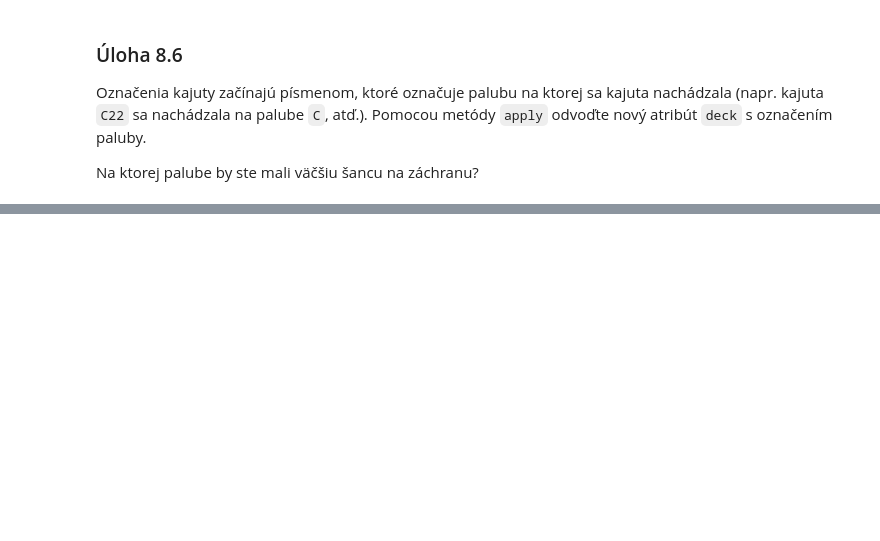
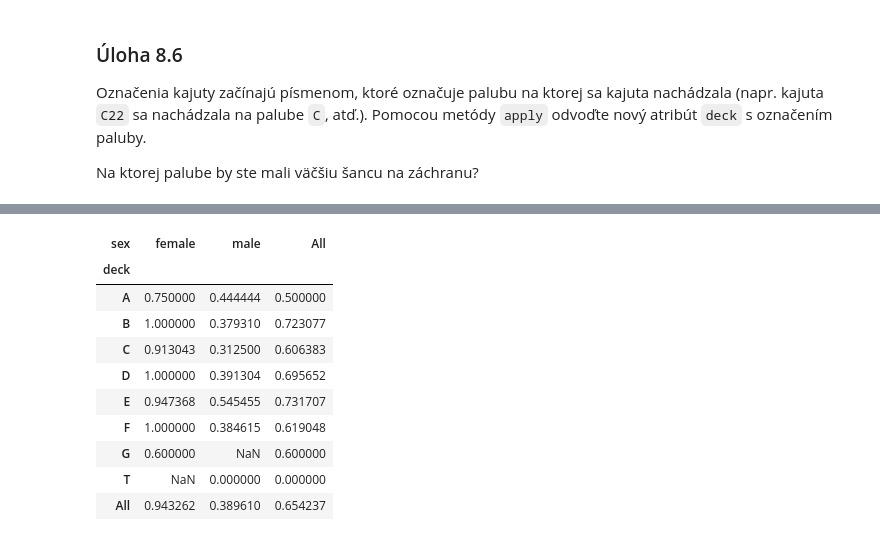
Before and after one commit to Konkolova/WDA, a Jupyter notebook: 8/notebooks/titanic1.ipynb, the cells around one changed output, grey strips where cells are left out. Saved outputs shown, nothing was run; the diff lists cells and outputs as text; code cells hidden in the pictures; blank space fills up the shorter version.

```diff
--- a/8/notebooks/titanic1.ipynb
+++ b/8/notebooks/titanic1.ipynb
@@ -383,3 +433,12 @@ Zistite, či má na prežitie vplyv výška cestovného, alebo miesto nalodenia.
 Označenia kajuty začínajú písmenom, ktoré označuje palubu na ktorej sa kajuta nachádzala (napr. kajuta `C22` sa nachádzala na palube `C`, atď.). Pomocou metódy `apply` odvoďte nový atribút `deck` s označením paluby.
 
 Na ktorej palube by ste mali väčšiu šancu na záchranu?
+# %%
+def extract_deck(cabin):
+    if pd.isna(cabin):
+        return np.nan
+    else:
+        return cabin.strip()[0]
+
+data["deck"] = data["cabin"].apply(extract_deck)
+data["deck"].value_counts()
@@ -385,0 +455,14 @@ Na ktorej palube by ste mali väčšiu šancu na záchranu?
+# %%
+pd.pivot_table(data,index="deck",columns="sex", values="survived", aggfunc="mean", margins=True)
+# %% [output]
+| sex | female | male | All |
+| deck |  |  |  |
+| A | 0.750000 | 0.444444 | 0.500000 |
+| B | 1.000000 | 0.379310 | 0.723077 |
+| C | 0.913043 | 0.312500 | 0.606383 |
+| D | 1.000000 | 0.391304 | 0.695652 |
+| E | 0.947368 | 0.545455 | 0.731707 |
+| F | 1.000000 | 0.384615 | 0.619048 |
+| G | 0.600000 | NaN | 0.600000 |
+| T | NaN | 0.000000 | 0.000000 |
+| All | 0.943262 | 0.389610 | 0.654237 |
```
Also changed, not shown: parts of 9 cells of this notebook.
